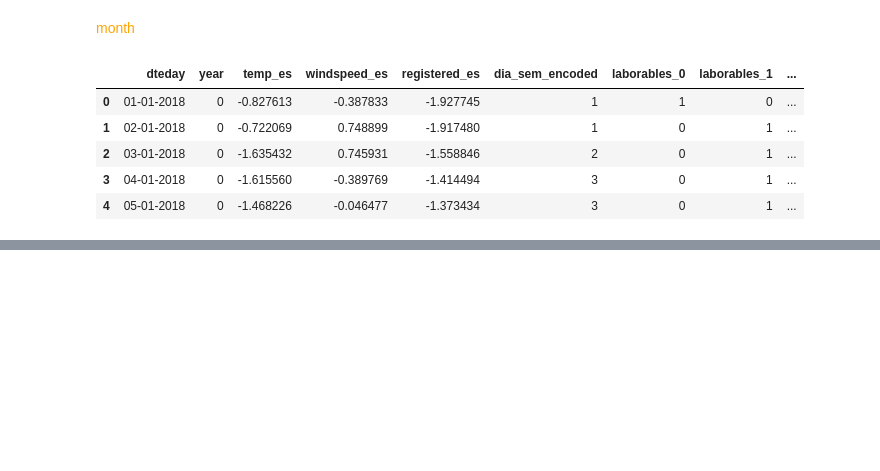
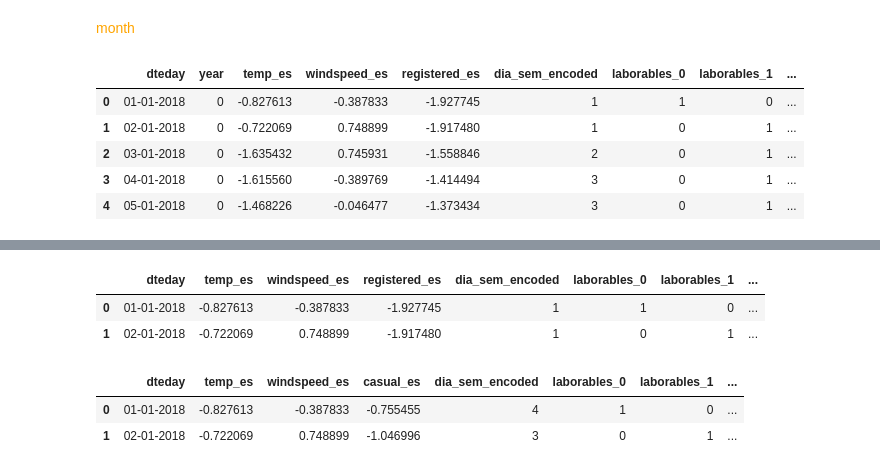
Before and after one commit to chloeiris/DA-Project3-Bike-Rental-ML-Predictive-Models, a Jupyter notebook: Encoding.ipynb, the cells around one changed output, grey strips where cells are left out. Saved outputs shown, nothing was run; the diff lists cells and outputs as text; code cells hidden in the pictures; blank space fills up the shorter version.

```diff
--- a/Encoding.ipynb
+++ b/Encoding.ipynb
@@ -327,3 +354,16 @@ df_registered.head()
 | 2 | 03-01-2018 | 0 | -1.635432 | 0.745931 | -1.558846 | 2 | 0 | 1 | ... |
 | 3 | 04-01-2018 | 0 | -1.615560 | -0.389769 | -1.414494 | 3 | 0 | 1 | ... |
 | 4 | 05-01-2018 | 0 | -1.468226 | -0.046477 | -1.373434 | 3 | 0 | 1 | ... |
+# %%
+lista = ["year"]
+
+df_encoded = pd.DataFrame()
+
+
+for columna in lista:
+    df_dummies = pd.get_dummies(df_registered[columna], prefix_sep = "_", prefix = columna, dtype = int)
+
+    df_encoded = pd.concat([df_encoded, df_dummies], axis = 1)
+# %%
+df_registered = pd.concat([df_registered, df_encoded], axis = 1)
+df_registered.head()
@@ -329,0 +377,13 @@ df_registered.head()
+# %%
+df_registered.drop(lista, axis = 1, inplace=True)
+df_registered.head(2)
+# %% [output]
+|  | dteday | temp_es | windspeed_es | registered_es | dia_sem_encoded | laborables_0 | laborables_1 | ... |
+| 0 | 01-01-2018 | -0.827613 | -0.387833 | -1.927745 | 1 | 1 | 0 | ... |
+| 1 | 02-01-2018 | -0.722069 | 0.748899 | -1.917480 | 1 | 0 | 1 | ... |
+# %%
+df_casual.head(2)
+# %% [output]
+|  | dteday | temp_es | windspeed_es | casual_es | dia_sem_encoded | laborables_0 | laborables_1 | ... |
+| 0 | 01-01-2018 | -0.827613 | -0.387833 | -0.755455 | 4 | 1 | 0 | ... |
+| 1 | 02-01-2018 | -0.722069 | 0.748899 | -1.046996 | 3 | 0 | 1 | ... |
```
Also changed, not shown: parts of 6 cells of this notebook, 4 other files.
